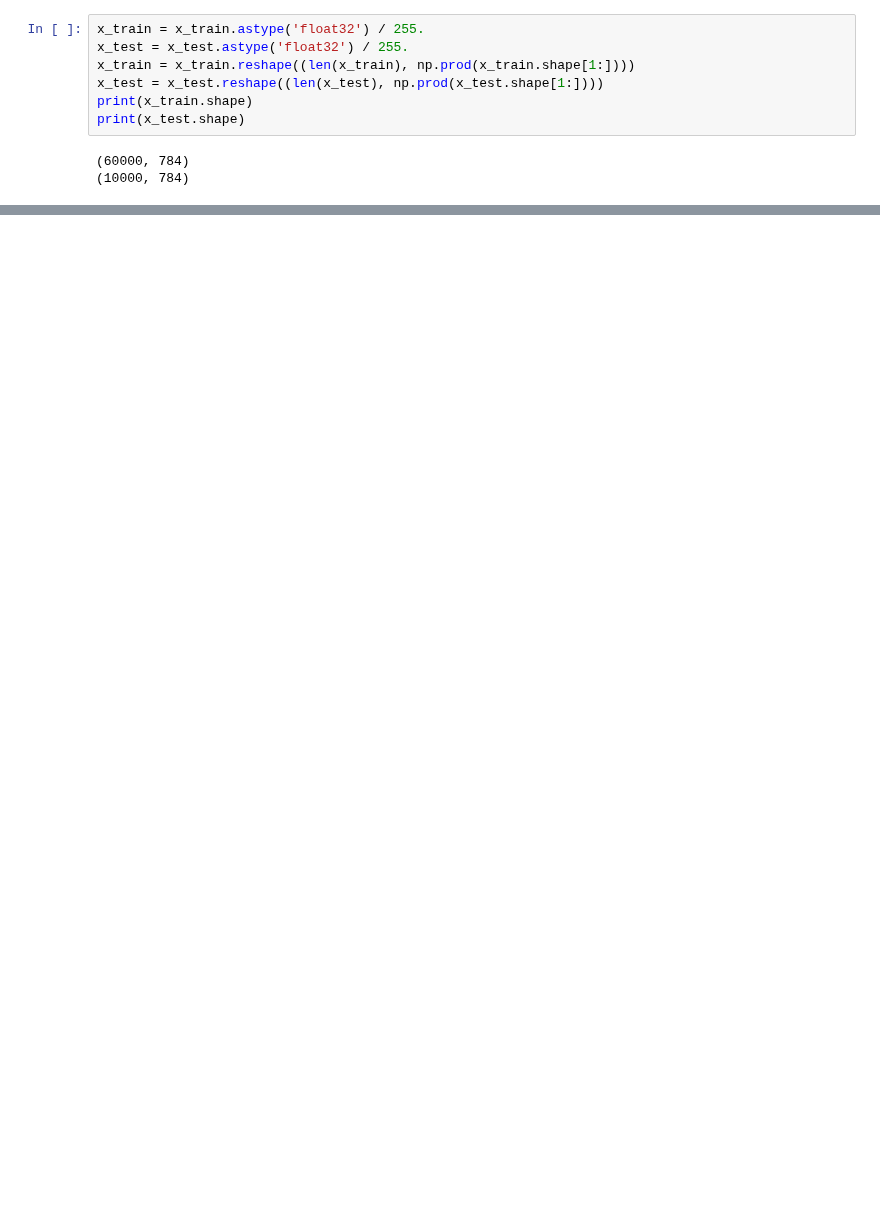
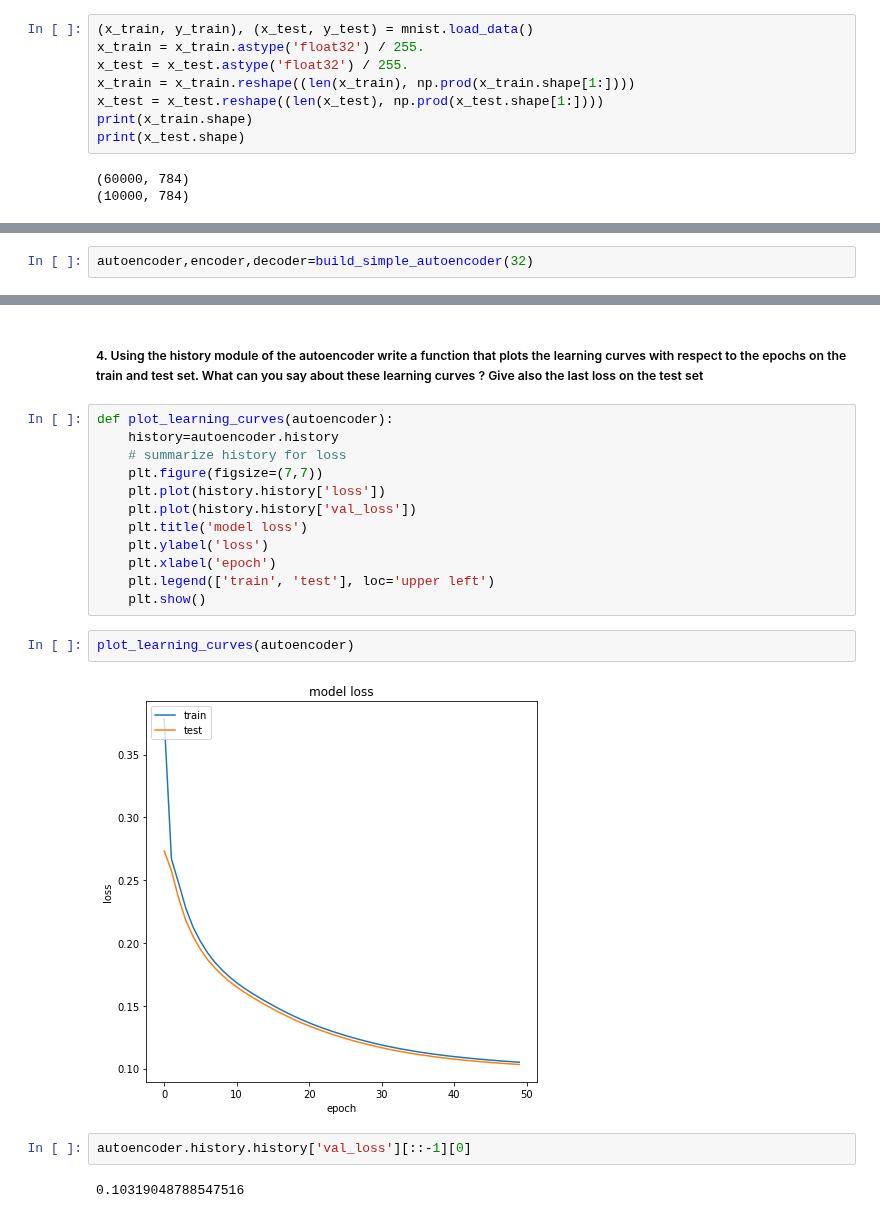
Before and after one commit to tvayer/tvayer.github.io, a Jupyter notebook: cours/deep_ecn_2018/code_deep_ecn/autoencoder.ipynb, the cells around one changed output, grey strips where cells are left out. Saved outputs shown, nothing was run; the diff lists cells and outputs as text; blank space fills up the shorter version.

```diff
--- a/cours/deep_ecn_2018/code_deep_ecn/autoencoder.ipynb
+++ b/cours/deep_ecn_2018/code_deep_ecn/autoencoder.ipynb
@@ -58,4 +70,5 @@ import numpy as np
 # %%
+(x_train, y_train), (x_test, y_test) = mnist.load_data()
 x_train = x_train.astype('float32') / 255.
 x_test = x_test.astype('float32') / 255.
 x_train = x_train.reshape((len(x_train), np.prod(x_train.shape[1:])))
@@ -67,0 +83,2 @@ print(x_test.shape)
+# %%
+autoencoder,encoder,decoder=build_simple_autoencoder(32)
@@ -67,0 +134,22 @@ print(x_test.shape)
+# %% [markdown]
+##### 4. Using the history module of the autoencoder write a function that plots the learning curves with respect to the epochs on the train and test set. What can you say about these learning curves ? Give also the last loss on the test set
+# %%
+def plot_learning_curves(autoencoder):
+    history=autoencoder.history
+    # summarize history for loss
+    plt.figure(figsize=(7,7))
+    plt.plot(history.history['loss'])
+    plt.plot(history.history['val_loss'])
+    plt.title('model loss')
+    plt.ylabel('loss')
+    plt.xlabel('epoch')
+    plt.legend(['train', 'test'], loc='upper left')
+    plt.show()
+# %%
+plot_learning_curves(autoencoder)
+# %% [output]
+[figure, added]
+# %%
+autoencoder.history.history['val_loss'][::-1][0]
+# %% [output]
+0.10319048788547516
```
Also changed, not shown: parts of 114 cells of this notebook.
